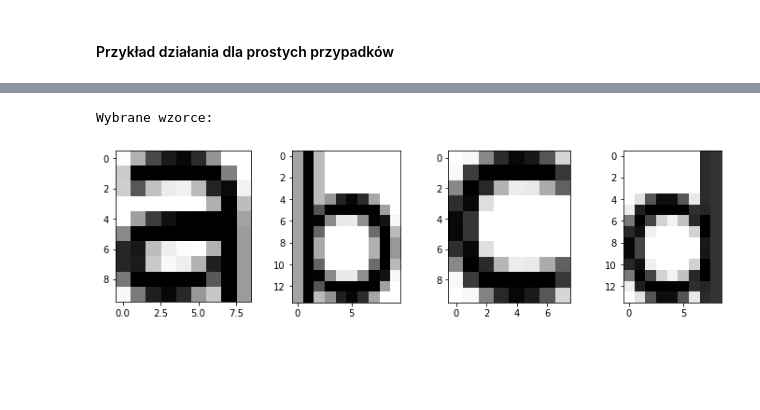
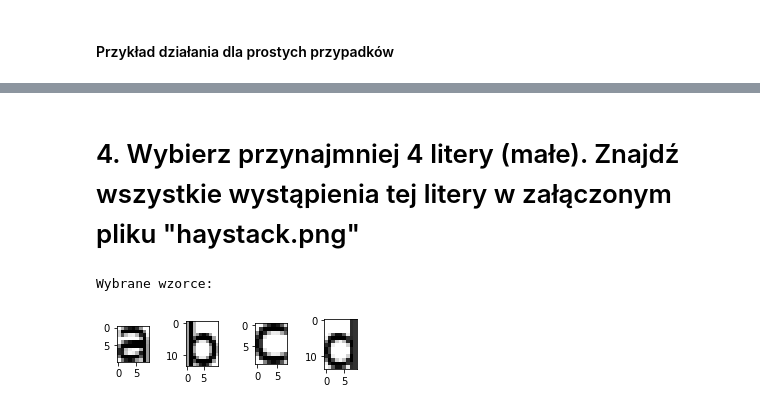
Before and after one commit to xRaw27/ALGORYTMY_TEKSTOWE_WIET_2022, a Jupyter notebook: lab5.ipynb, the cells around one changed output, grey strips where cells are left out. Cells and saved outputs as stored; diff of their text form; code cells hidden in the pictures; blank space fills up the shorter version.

```diff
--- a/lab5.ipynb
+++ b/lab5.ipynb
@@ -231,22 +275,23 @@ Czas wyszukiwania wzorców: 0.01 sek.
+# %% [markdown]
+# 4. Wybierz przynajmniej 4 litery (małe). Znajdź wszystkie wystąpienia tej litery w załączonym pliku "haystack.png"
 # %%
-import imageio
-
 img = imageio.imread("haystack.png")
 img = [[x[0] for x in im_row] for im_row in img]
 
 a = [im_row[303:312] for im_row in img[59:69]]
 b = [im_row[497:507] for im_row in img[55:69]]
 c = [im_row[589:597] for im_row in img[59:69]]
 d = [im_row[286:295] for im_row in img[55:69]]
 
-fig, axs = plt.subplots(1, 4, figsize=(12, 3))
+fig, axs = plt.subplots(1, 4, figsize=(4, 4))
+fig.tight_layout()
 axs[0].imshow(a, cmap='gray')
 axs[1].imshow(b, cmap='gray')
 axs[2].imshow(c, cmap='gray')
 axs[3].imshow(d, cmap='gray')
 print("Wybrane wzorce:")
 plt.show()
 # %% [output]
 Wybrane wzorce:
-[figure, old version]
+[figure, new version]
 # %%
```
Also changed, not shown: parts of 22 cells of this notebook, 2 other files.
